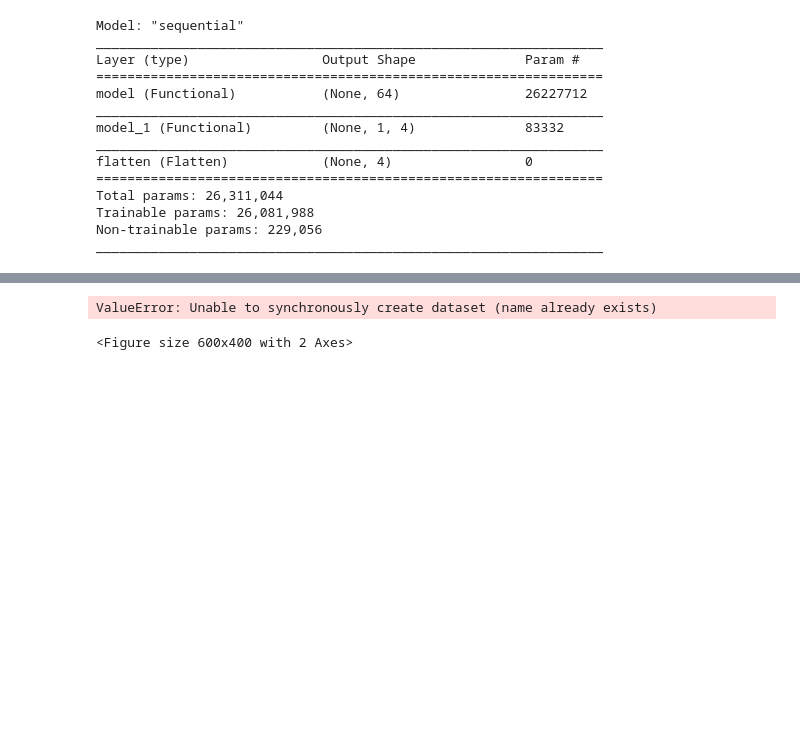
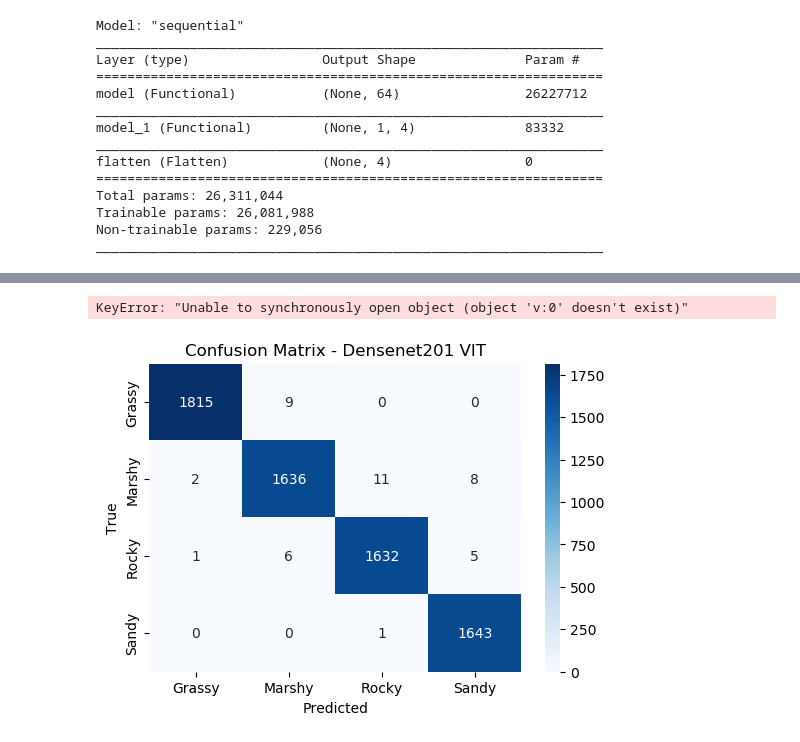
Before and after one commit to Bhavya4919/terrian-classification, a Jupyter notebook: rework/densenet201_vit.ipynb, the cells around one changed output, grey strips where cells are left out. Drawn from its saved outputs; the diff is of its cells as text; code cells hidden in the pictures; blank space fills up the shorter version.

```diff
--- a/rework/densenet201_vit.ipynb
+++ b/rework/densenet201_vit.ipynb
@@ -201,6 +201,8 @@ Test Accuracy: 0.9965935945510864
 # %%
-combined_model.save('densenet201_vit_model.h5')
+combined_model.save('densenet201_revit_model.h5')
-# %% [output]
-ValueError: Unable to synchronously create dataset (name already exists)
+# %%
+loaded_model = load_model('densenet201_revit_model.h5')
+# %% [output]
+KeyError: "Unable to synchronously open object (object 'v:0' doesn't exist)"
 # %%
 import numpy as np
@@ -230,18 +234,18 @@ predicted_labels = np.argmax(all_predictions, axis=1)
 # %%
 # Confusion Matrix
 from sklearn.metrics import classification_report, confusion_matrix
 import matplotlib.pyplot as plt
 import seaborn as sns
 conf_mat = confusion_matrix(all_true_labels, predicted_labels)
 
 # Plot the confusion matrix
 class_names = ['Grassy', 'Marshy', 'Rocky', 'Sandy']  # Update with your actual class names
 plt.figure(figsize=(6, 4))
 sns.heatmap(conf_mat, annot=True, fmt='d', cmap='Blues',
             xticklabels=class_names, yticklabels=class_names)
-plt.title('Confusion Matrix - ResNet 50')
+plt.title('Confusion Matrix - Densenet201 VIT')
 plt.xlabel('Predicted')
 plt.ylabel('True')
 plt.show()
 # %% [output]
-<Figure size 600x400 with 2 Axes>
+[figure, added]
```
Also changed, not shown: parts of 6 cells of this notebook.
